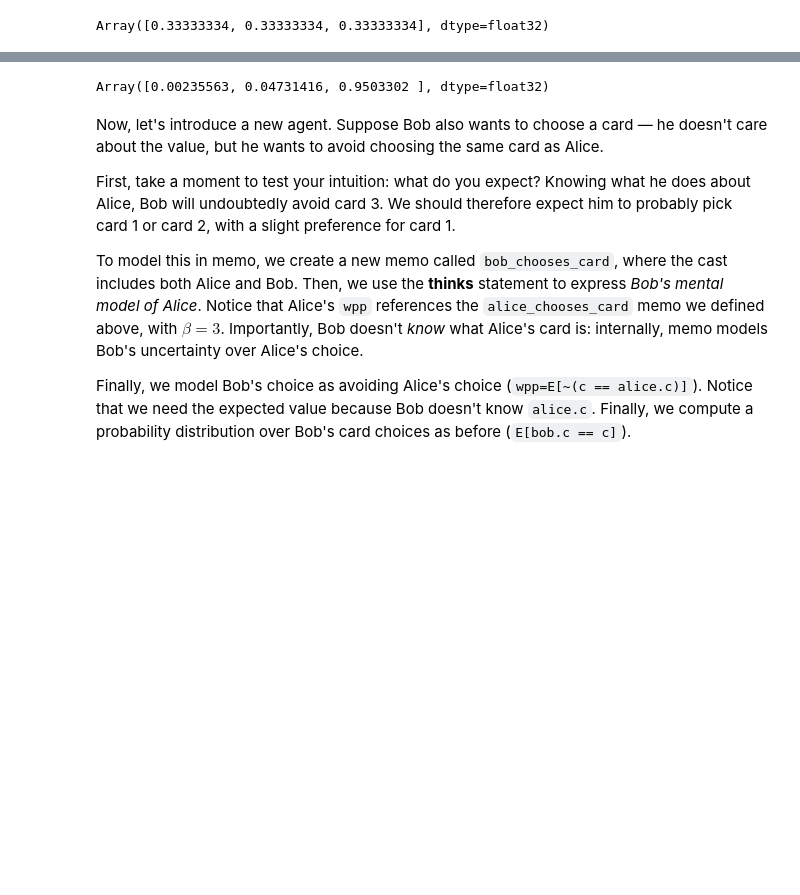
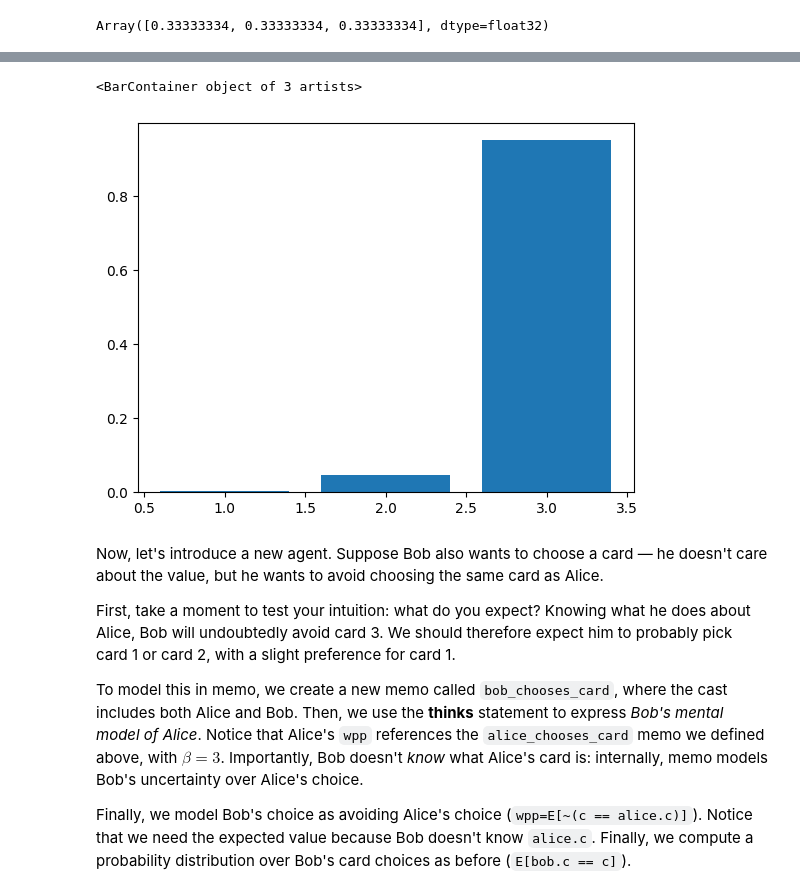
Before and after one commit to kach/memo, a Jupyter notebook: Memonomicon.ipynb, the cells around one changed output, grey strips where cells are left out. Drawn from its saved outputs; the diff is of its cells as text; code cells hidden in the pictures; blank space fills up the shorter version.

```diff
--- a/Memonomicon.ipynb
+++ b/Memonomicon.ipynb
@@ -67,13 +73,14 @@ Our new model, run with $\beta = 3$, shows that Alice is overwhelmingly likelier
 # %%
 @memo
 def alice_chooses_card[c: cards](beta):  # notice the new parameter beta
     cast: [alice]
     alice: chooses(c in cards, wpp=exp(beta * c))  # notice new wpp
     return E[alice.c == c]
 
-alice_chooses_card(3.0)
+plt.bar(cards, alice_chooses_card(3.0))
 # %% [output]
-Array([0.00235563, 0.04731416, 0.9503302 ], dtype=float32)
+<BarContainer object of 3 artists>
+[figure, added]
 # %% [markdown]
 Now, let's introduce a new agent. Suppose Bob also wants to choose a card — he doesn't care about the value, but he wants to avoid choosing the same card as Alice.
 
```
Also changed, not shown: parts of 6 cells of this notebook, 1 other file.
